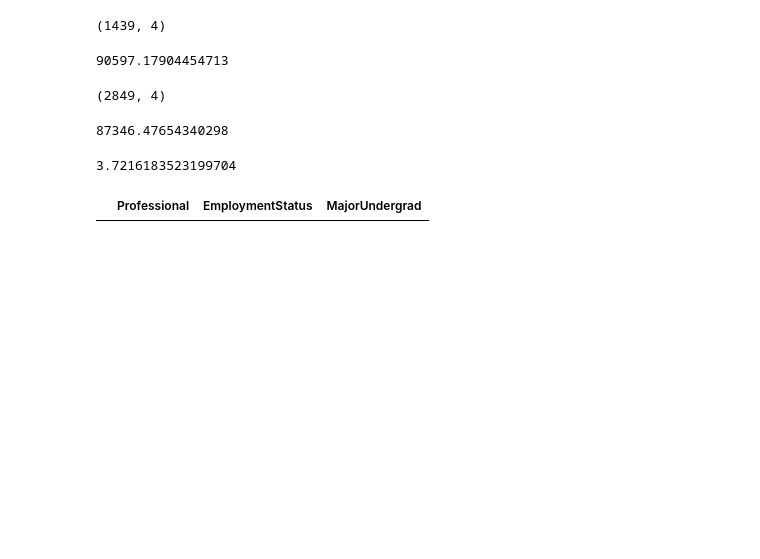
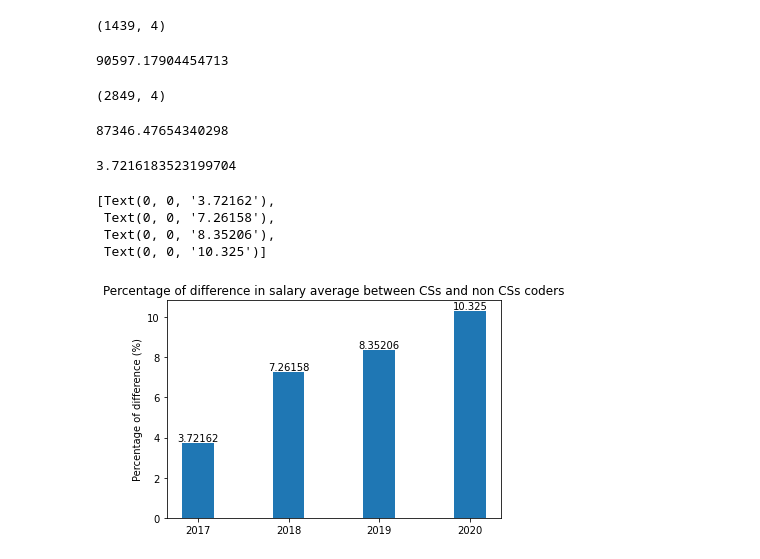
Before and after one commit to NataliaKitaoka/coder-evolution, a Jupyter notebook: coder-evolution.ipynb, the cells around one changed output. Cells and saved outputs as stored; diff of their text form; code cells hidden in the pictures; blank space fills up the shorter version.

```diff
--- a/coder-evolution.ipynb
+++ b/coder-evolution.ipynb
@@ -441,7 +469,22 @@ dif_perc17 = (not_compSci_salary_mean17-compSci_salary_mean17)/compSci_salary_me
 dif_perc17
 # %% [output]
 3.7216183523199704
-# %%
-test
-# %% [output]
-|  | Professional | EmploymentStatus | MajorUndergrad |
+# %%
+#Plotting the differences of salary or compencies along the years
+x_years  #the label locations
+diff_perc_y = [dif_perc17, dif_perc18, dif_perc19, dif_perc20]
+x_labels_diff = [ '2017', '2018', '2019', '2020']
+bar_width
+fig4, ax4 = plt.subplots()
+rects5 = ax4.bar(x_years, diff_perc_y, bar_width)
+ax4.set_ylabel('Percentage of difference (%)')
+ax4.set_xticks(x_years)
+ax4.set_xticklabels(x_labels_diff)
+ax4.set_title("Percentage of difference in salary average between CSs and non CSs coders")
+ax4.bar_label(rects5, padding = 0)
+# %% [output]
+[Text(0, 0, '3.72162'),
+ Text(0, 0, '7.26158'),
+ Text(0, 0, '8.35206'),
+ Text(0, 0, '10.325')]
+[figure, added]
```
Also changed, not shown: parts of 11 cells of this notebook.
